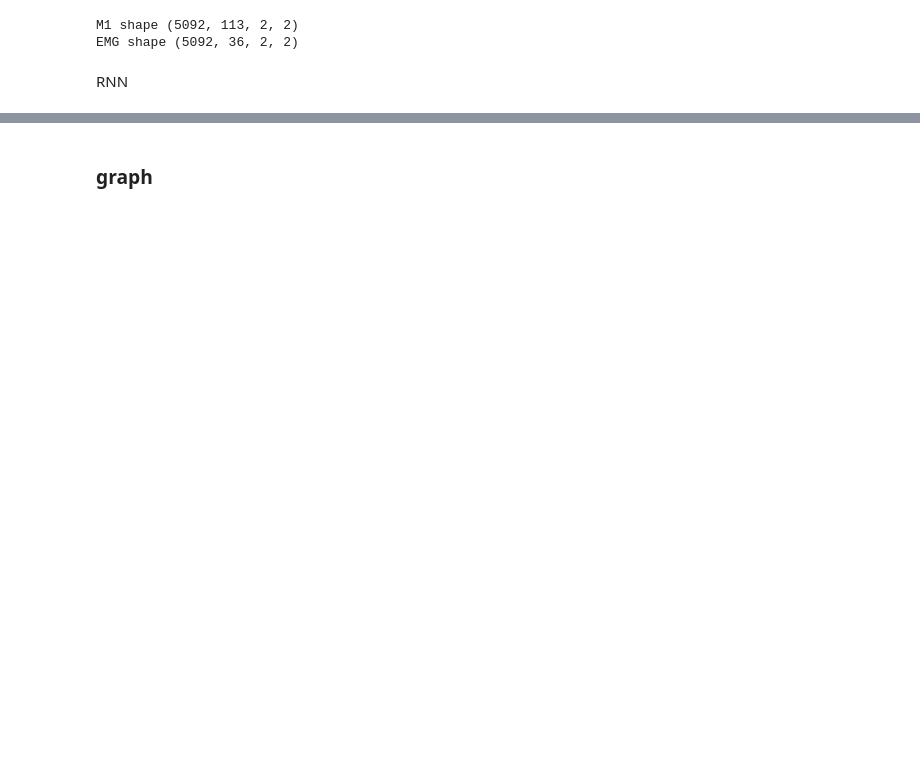
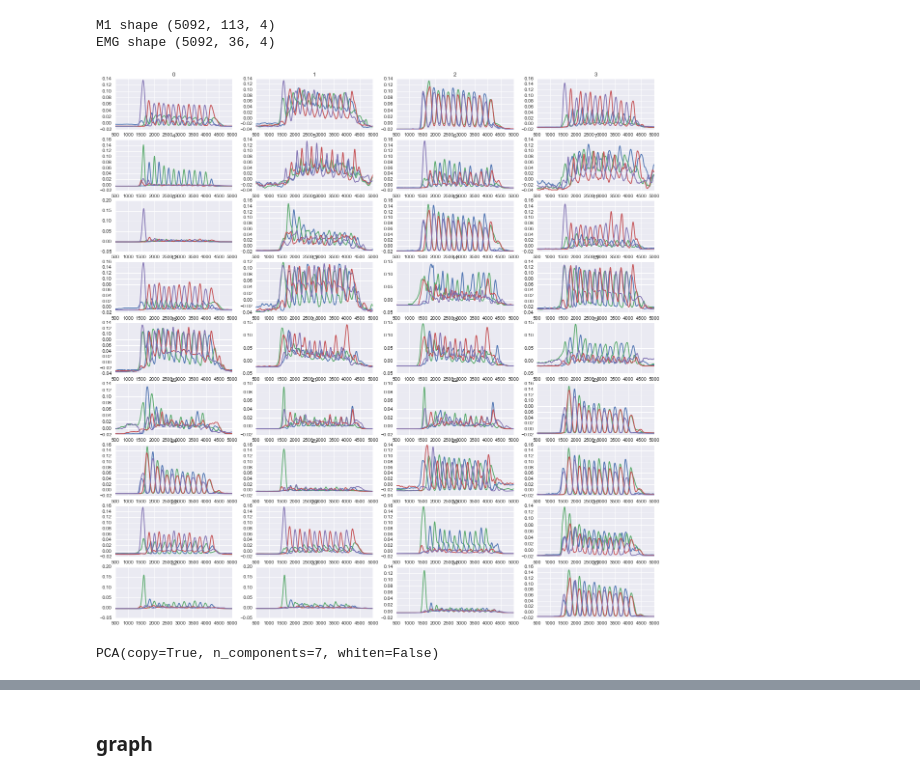
Before and after one commit to jsseely/cyclingRNN, a Jupyter notebook: cycling rnn.ipynb, the cells around one changed output, grey strips where cells are left out. Drawn from its saved outputs; the diff is of its cells as text; code cells hidden in the pictures; blank space fills up the shorter version.

```diff
--- a/cycling rnn.ipynb
+++ b/cycling rnn.ipynb
@@ -15,10 +18,25 @@ data = sio.loadmat('/Users/jeff/Documents/Python/_projects/cyclingRNN/drakeFeb.m
 m1 = np.transpose(data['D'][0,0]['M1'], [1, 0, 2, 3])
 emg = np.transpose(data['D'][0,0]['EMG'], [1, 0, 2, 3])
 
+m1 = np.reshape(m1, m1.shape[:2]+(4,)) # order = 'C' or 'F'
+emg = np.reshape(emg, emg.shape[:2]+(4,)) # order = 'C' or 'F'
+
 print 'M1 shape '+str(m1.shape)
 print 'EMG shape '+str(emg.shape)
 # %% [output]
-M1 shape (5092, 113, 2, 2)
-EMG shape (5092, 36, 2, 2)
+M1 shape (5092, 113, 4)
+EMG shape (5092, 36, 4)
-# %% [markdown]
-RNN
+# %%
+rows = 9
+cols = 4
+f, ax = plt.subplots(rows,cols, figsize=(20,20))
+
+for i in range(rows):
+    for j in range(cols):
+        muscle = np.ravel_multi_index((i,j), (rows,cols))
+        ax[i,j].plot(emg[:,muscle,:])
+        ax[i,j].set_xlim((500,5000))
+        ax[i,j].set_title(str(muscle))
+plt.show()
+# %% [output]
+[figure, added]
@@ -24,0 +47,8 @@ RNN
+# %%
+pca_emg = sk.decomposition.PCA(n_components=5)
+pca_m1 = sk.decomposition.PCA(n_components=7)
+
+pca_emg.fit(np.concatenate([emg_[:,:,i] for i in range(4)]))
+pca_m1.fit(np.concatenate([m1_[:,:,i] for i in range(4)]))
+# %% [output]
+PCA(copy=True, n_components=7, whiten=False)
```
Also changed, not shown: parts of 31 cells of this notebook.
